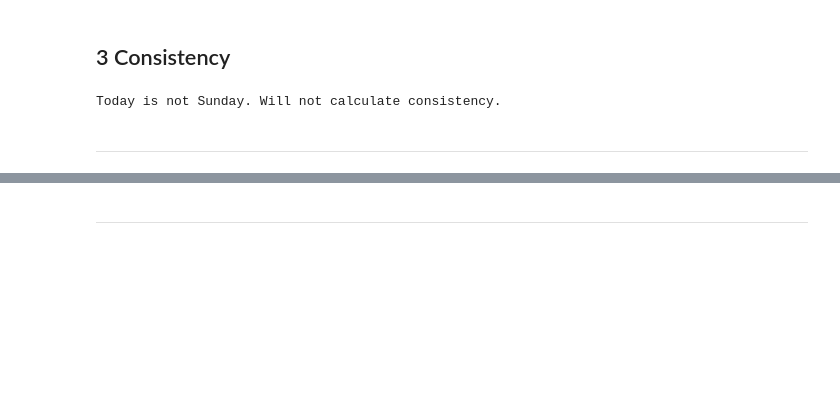
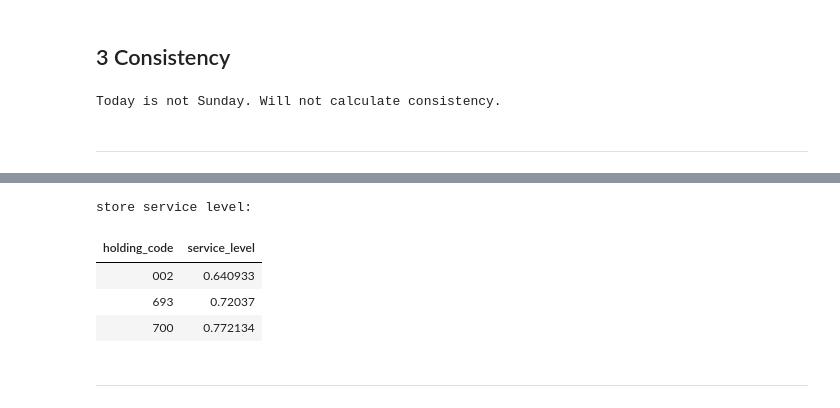
Before and after one commit to PPPPParadise/Carrefour-China-Supply-Chain-Forecast, a Jupyter notebook: demand_forecast_kpi_measurement/a001-auto-monitor-checks.ipynb, the cells around one changed output, grey strips where cells are left out. Saved outputs shown, nothing was run; the diff lists cells and outputs as text; code cells hidden in the pictures; blank space fills up the shorter version.

```diff
--- a/demand_forecast_kpi_measurement/a001-auto-monitor-checks.ipynb
+++ b/demand_forecast_kpi_measurement/a001-auto-monitor-checks.ipynb
@@ -171,3 +160,9 @@ where
+# %%
+sl_store = read_query_and_fetch(
+    'Queries/kpi_service_level_store.sql',
+    database_name='vartefact', date_start=SERVICE_LEVEL_START, date_end=SERVICE_LEVEL_END,
+   kudu_replace={'lfms.daily_shipment':'lfms_daily_shipment'}
+)
 # %% [markdown]
 ---
 # %% [markdown]
@@ -408,3 +405,24 @@ show_service_level(sl)
+# %%
+def show_service_level_store(df):
+    df1 = df.copy()
+    for col in ['order_qty_in_sku_sum', 'delivery_qty_in_sku_sum', 'service_level']:
+        df1[col] = df1[col].astype('f8')
+    # df2 = df1.groupby(['dept_code', 'item_code', 'sub_code', 'holding_code'])[['trxn_qty_sum', 'basic_order_qty_sum']].sum().reset_index()
+    # df2['service_level'] = df2['trxn_qty_sum'] / (df2['basic_order_qty_sum'] + 1.e-6)
+    # df2 = df2.rename(columns={'trxn_qty_sum': 'received_qty_sum', 'basic_order_qty_sum': 'ordered_qty_sum'})
+    df1 = df1.rename(columns={'delivery_qty_in_sku_sum': 'store_received_qty_sum',
+                              'order_qty_in_sku_sum': 'store_ordered_qty_sum'})
+    df1.to_excel('report_service_level_store_item.xlsx', index=False)
+    return df1.groupby('holding_code')[['service_level']].mean().reset_index().style.hide_index()
+# %%
+print('store service level:')
+show_service_level_store(sl_store)
+# %% [output]
+store service level:
+| holding_code | service_level |
+| 002 | 0.640933 |
+| 693 | 0.72037 |
+| 700 | 0.772134 |
 # %%
 T1 = time.time()
 # %% [markdown]
```
Also changed, not shown: parts of 18 cells of this notebook.
